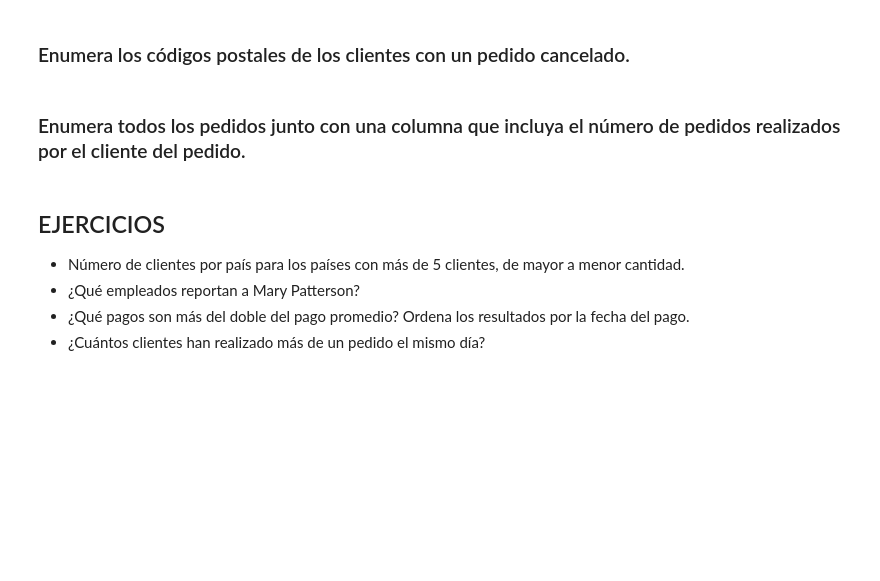
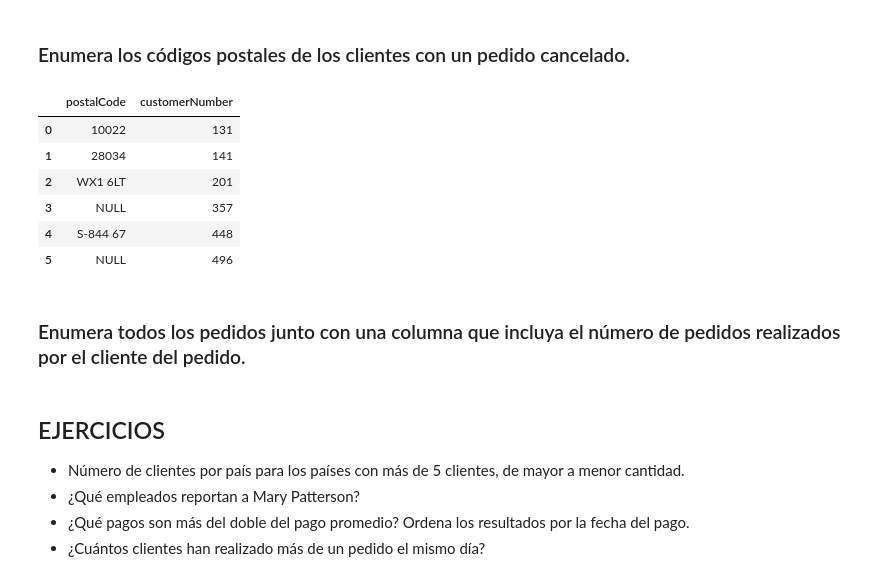
Before and after one commit to Unbiunio/SQL_practice, a Jupyter notebook: ClassicModels_curso_SQL.ipynb, the cells around one changed output. Cells and saved outputs as stored; diff of their text form; code cells hidden in the pictures; blank space fills up the shorter version.

```diff
--- a/ClassicModels_curso_SQL.ipynb
+++ b/ClassicModels_curso_SQL.ipynb
@@ -977,4 +1012,23 @@ pd.read_sql(q,con)
 # %% [markdown]
 ### Enumera los códigos postales de los clientes con un pedido cancelado.
+# %%
+q="""
+Select postalcode,customernumber
+from customers
+where customerNumber in (select customernumber from orders where status = "Cancelled")
+
+
+
+
+"""
+pd.read_sql(q,con)
+# %% [output]
+|  | postalCode | customerNumber |
+| 0 | 10022 | 131 |
+| 1 | 28034 | 141 |
+| 2 | WX1 6LT | 201 |
+| 3 | NULL | 357 |
+| 4 | S-844 67 | 448 |
+| 5 | NULL | 496 |
 # %% [markdown]
 ### Enumera todos los pedidos junto con una columna que incluya el número de pedidos realizados por el cliente del pedido.
```
Also changed, not shown: parts of 7 cells of this notebook.
